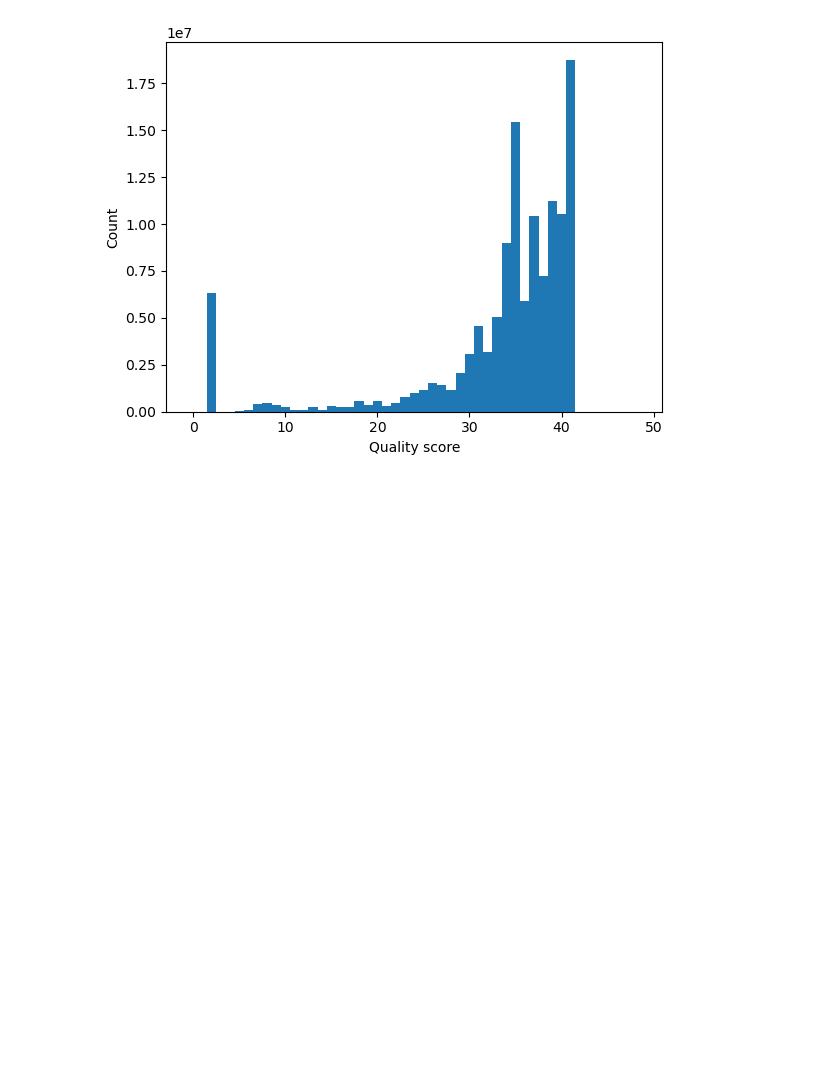
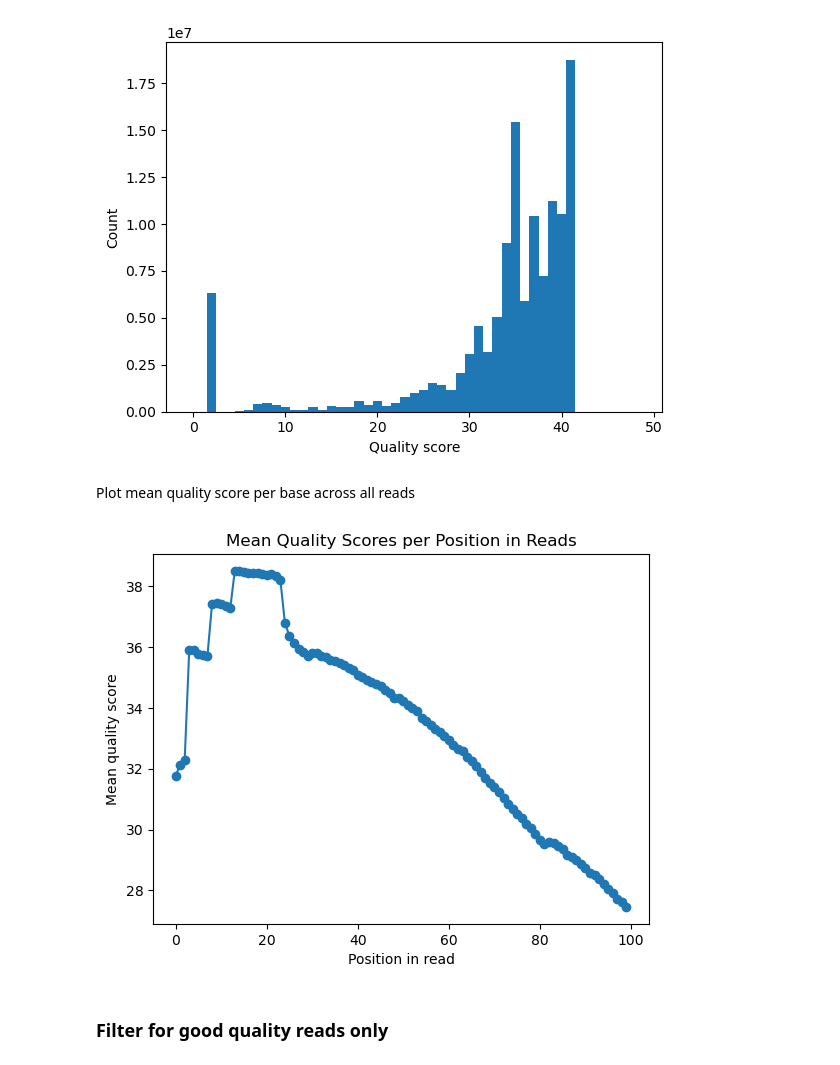
Before and after one commit to StevenN2021/biopython, a Jupyter notebook: FASTQPROCESSING/fastqprocess.ipynb, the cells around one changed output. Cells and saved outputs as stored; diff of their text form; code cells hidden in the pictures; blank space fills up the shorter version.

```diff
--- a/FASTQPROCESSING/fastqprocess.ipynb
+++ b/FASTQPROCESSING/fastqprocess.ipynb
@@ -26,0 +26,13 @@ Seq('NAGAACTTGGCGGCGAATGGGCTGACCGCTTCCTCGTGCTTTACGGTATCGCCG...GTT')
+# %%
+records = (SeqIO.parse(open(
+    '/Users/stevennguyen/Bioinformatics/demo.fastq', 'rt',encoding='utf-8'), 'fastq'))
+count = 0
+lengths_of_reads = []
+for record in records:
+    count += 1
+    lengths_of_reads.append(len(record))
+
+print("Total number of reads:", count)
+print("Average length of reads:", np.mean(lengths_of_reads))
+print("Maximum read length:",np.max(lengths_of_reads))
+print("Minimum read length:",np.min(lengths_of_reads))
@@ -74,3 +105,26 @@ plt.ylabel('Count')
 plt.show()
 # %% [output]
 [figure]
+# %% [markdown]
+Plot mean quality score per base across all reads
+# %%
+quality_scores = defaultdict(list)
+
+for record in records:
+    for i, score in enumerate(record.letter_annotations['phred_quality']):
+        quality_scores[i].append(score)
+
+
+#Calculate mean scores per position
+
+positions = sorted(quality_scores.keys())
+mean_scores = [np.mean(quality_scores[pos]) for pos in positions]
+plt.plot(positions,mean_scores, marker='o')
+plt.xlabel('Position in read')
+plt.ylabel('Mean quality score')
+plt.title('Mean Quality Scores per Position in Reads')
+plt.show()
+# %% [output]
+[figure, added]
+# %% [markdown]
+### Filter for good quality reads only
```
Also changed, not shown: parts of 6 cells of this notebook.
